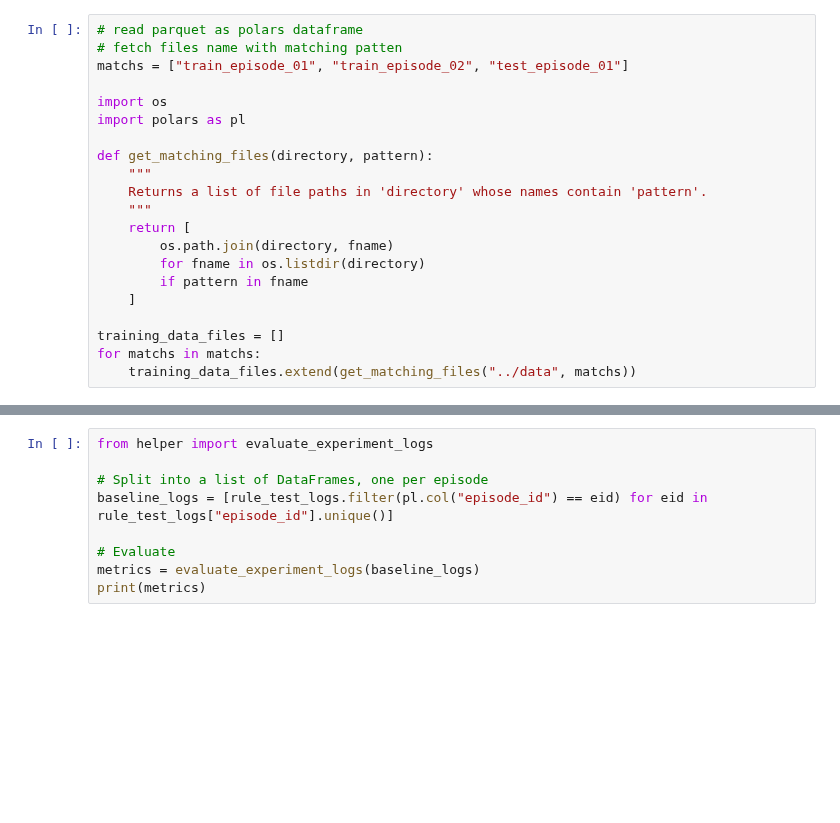
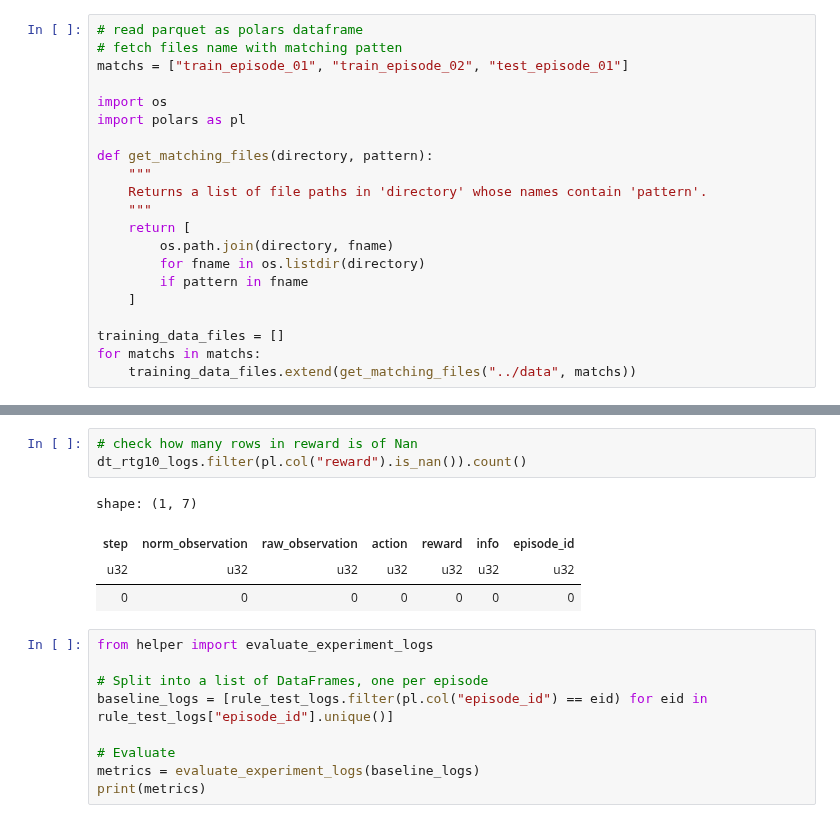
Before and after one commit to mrvictoru/energydecision, a Jupyter notebook: testrun.ipynb, the cells around one changed output, grey strips where cells are left out. Drawn from its saved outputs; the diff is of its cells as text; blank space fills up the shorter version.

```diff
--- a/testrun.ipynb
+++ b/testrun.ipynb
@@ -569,3 +632,11 @@ dt_rtg00_logs
+# %%
+# check how many rows in reward is of Nan
+dt_rtg10_logs.filter(pl.col("reward").is_nan()).count()
+# %% [output]
+shape: (1, 7)
+| step | norm_observation | raw_observation | action | reward | info | episode_id |
+| u32 | u32 | u32 | u32 | u32 | u32 | u32 |
+| 0 | 0 | 0 | 0 | 0 | 0 | 0 |
 # %%
 from helper import evaluate_experiment_logs
 
```
Also changed, not shown: parts of 11 cells of this notebook.
